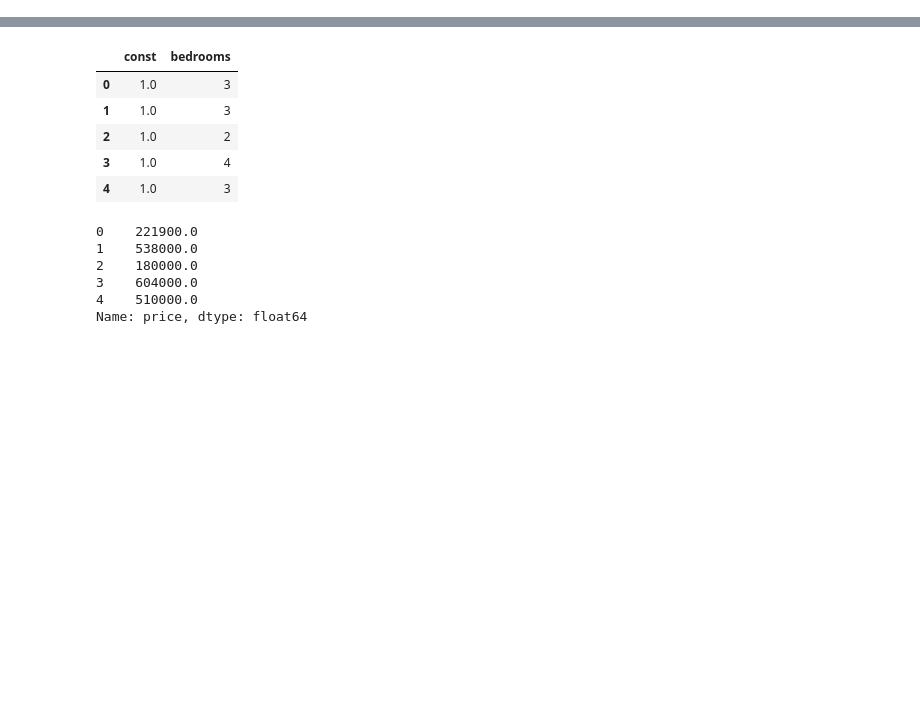
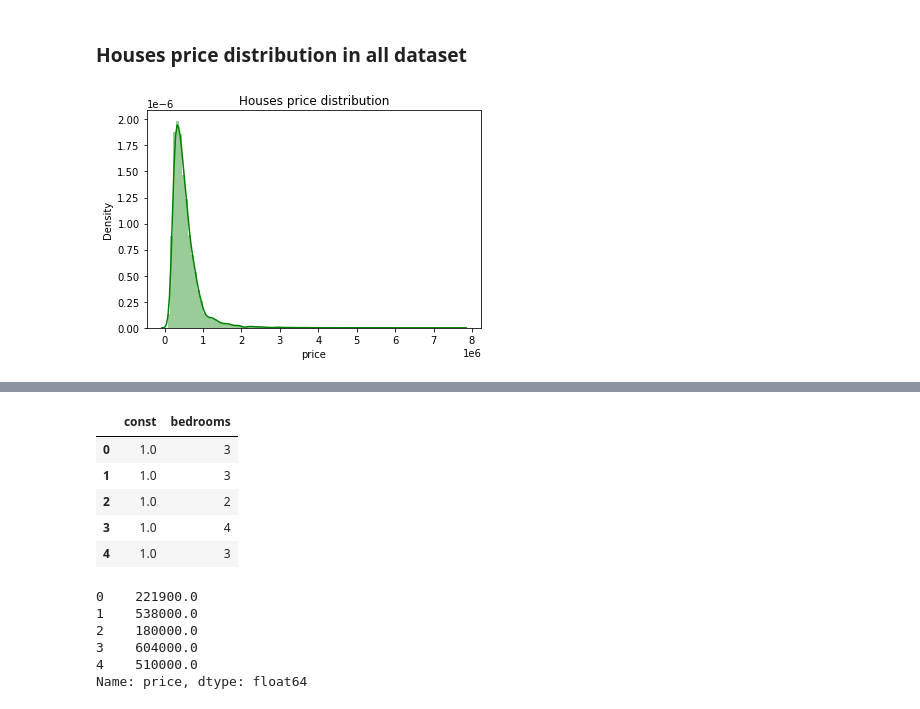
Before and after one commit to neuefische/First-Project--Joni, a Jupyter notebook: First-Project.ipynb, the cells around one changed output, grey strips where cells are left out. Saved outputs shown, nothing was run; the diff lists cells and outputs as text; code cells hidden in the pictures; blank space fills up the shorter version.

```diff
--- a/First-Project.ipynb
+++ b/First-Project.ipynb
@@ -44,0 +56,8 @@ sns.barplot(x="bedrooms", y="price", data=df_bedrooms1)
+# %% [markdown]
+### Houses price distribution in all dataset
+# %%
+# Houses price distribution
+sns.distplot(df['price'], color='g', bins=100, hist_kws={'alpha': 0.4});
+plt.title("Houses price distribution");
+# %% [output]
+[figure, added]
```
Also changed, not shown: parts of 19 cells of this notebook.
